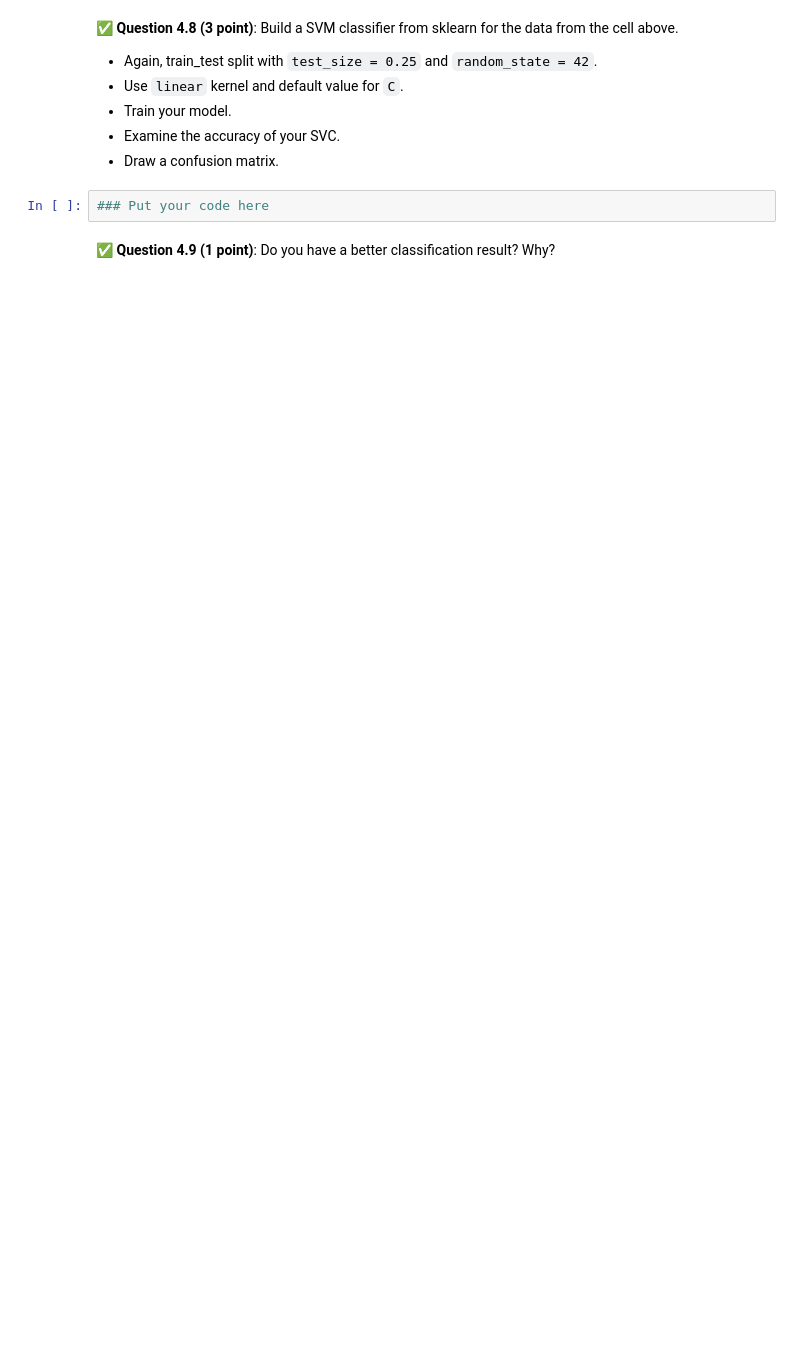
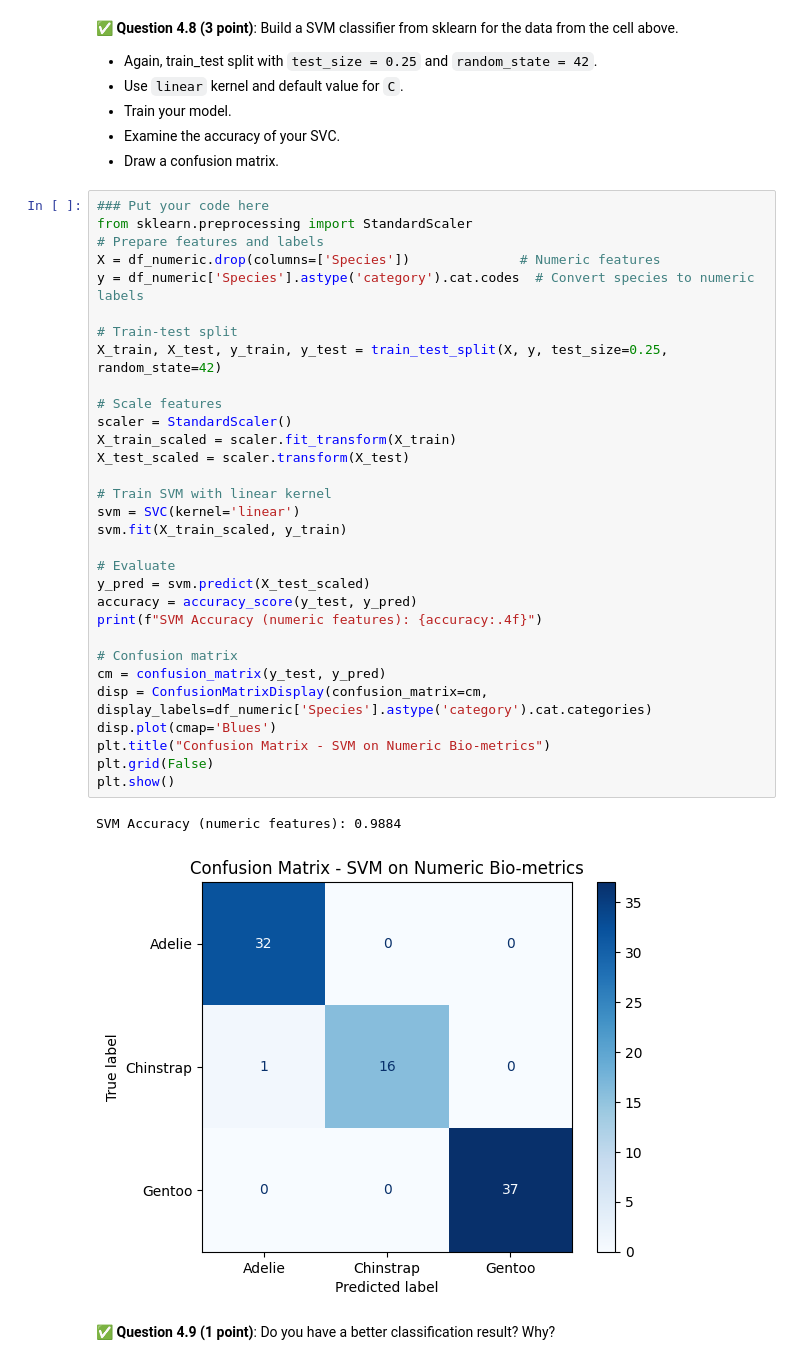
Before and after one commit to Andrew00-jpg/CMSE202-f25-turnin, a Jupyter notebook: final/CMSE202-Final-Section003-aes.ipynb, the cells around one changed output. Cells and saved outputs as stored; diff of their text form; blank space fills up the shorter version.

```diff
--- a/final/CMSE202-Final-Section003-aes.ipynb
+++ b/final/CMSE202-Final-Section003-aes.ipynb
@@ -385,6 +525,38 @@ It seems using text-string features, such as Island and ClutchCompletion, may no
 * Draw a confusion matrix.
 # %%
 ### Put your code here
+from sklearn.preprocessing import StandardScaler
+# Prepare features and labels
+X = df_numeric.drop(columns=['Species'])              # Numeric features
+y = df_numeric['Species'].astype('category').cat.codes  # Convert species to numeric labels
+
+# Train-test split
+X_train, X_test, y_train, y_test = train_test_split(X, y, test_size=0.25, random_state=42)
+
+# Scale features
+scaler = StandardScaler()
+X_train_scaled = scaler.fit_transform(X_train)
+X_test_scaled = scaler.transform(X_test)
+
+# Train SVM with linear kernel
+svm = SVC(kernel='linear')
+svm.fit(X_train_scaled, y_train)
+
+# Evaluate
+y_pred = svm.predict(X_test_scaled)
+accuracy = accuracy_score(y_test, y_pred)
+print(f"SVM Accuracy (numeric features): {accuracy:.4f}")
+
+# Confusion matrix
+cm = confusion_matrix(y_test, y_pred)
+disp = ConfusionMatrixDisplay(confusion_matrix=cm, display_labels=df_numeric['Species'].astype('category').cat.categories)
+disp.plot(cmap='Blues')
+plt.title("Confusion Matrix - SVM on Numeric Bio-metrics")
+plt.grid(False)
+plt.show()
+# %% [output]
+SVM Accuracy (numeric features): 0.9884
+[figure, added]
 # %% [markdown]
 &#9989; **Question 4.9 (1 point)**: Do you have a better classification result? Why?
 # %% [markdown]
```
Also changed, not shown: parts of 17 cells of this notebook.
